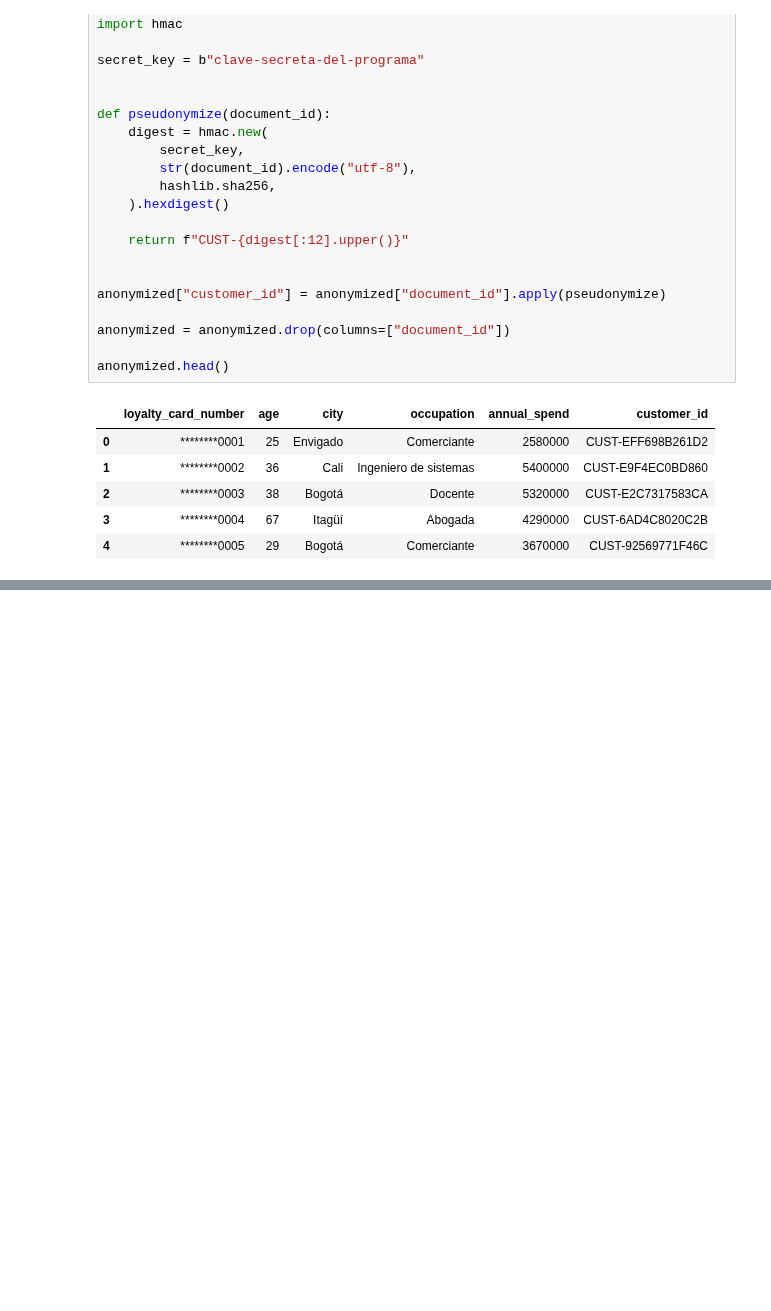
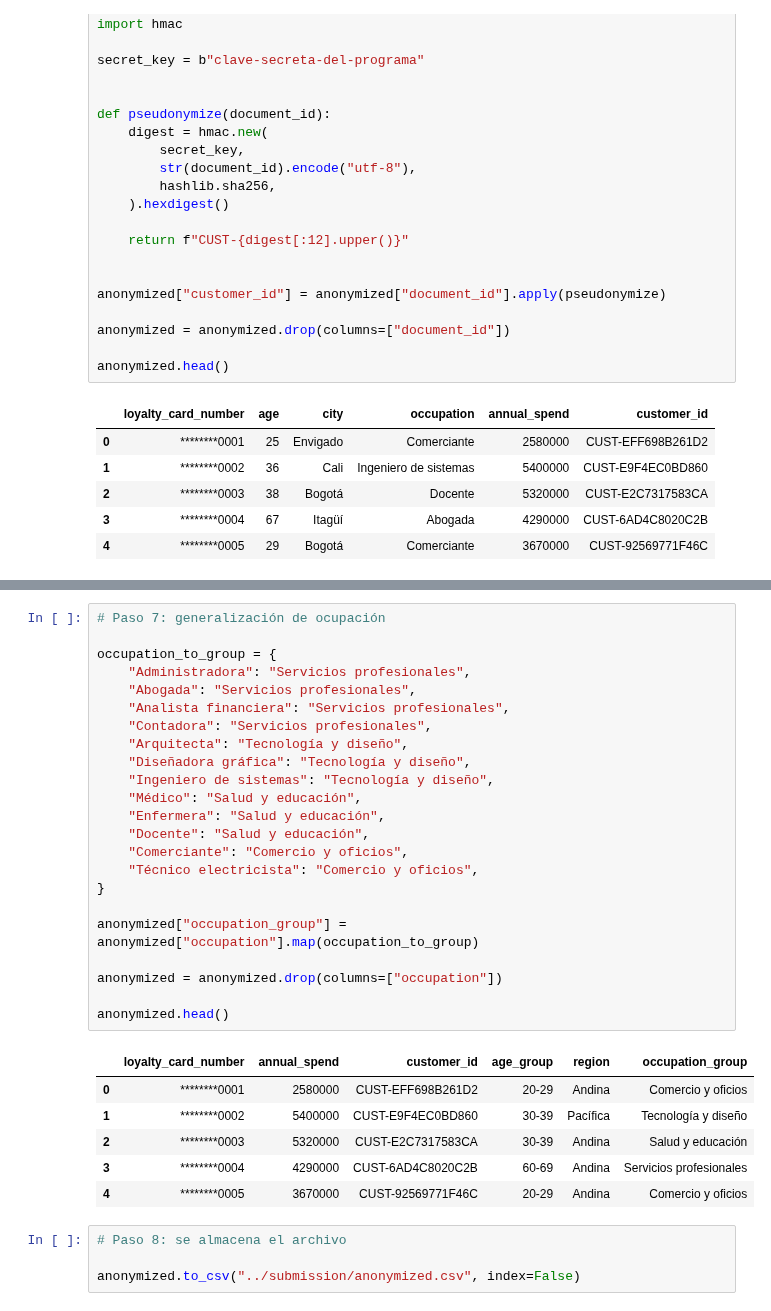
Before and after one commit to 2026-2-descriptiva/std-juan-diego-ordonez-londono, a Jupyter notebook: PRE_05_anonimizacion/notebooks/notebook.ipynb, the cells around one changed output, grey strips where cells are left out. Drawn from its saved outputs; the diff is of its cells as text; blank space fills up the shorter version.

```diff
--- a/PRE_05_anonimizacion/notebooks/notebook.ipynb
+++ b/PRE_05_anonimizacion/notebooks/notebook.ipynb
@@ -174,0 +318,34 @@ Perfiles reidentificados de forma única: 9 de 20
+# %%
+# Paso 7: generalización de ocupación
+
+occupation_to_group = {
+    "Administradora": "Servicios profesionales",
+    "Abogada": "Servicios profesionales",
+    "Analista financiera": "Servicios profesionales",
+    "Contadora": "Servicios profesionales",
+    "Arquitecta": "Tecnología y diseño",
+    "Diseñadora gráfica": "Tecnología y diseño",
+    "Ingeniero de sistemas": "Tecnología y diseño",
+    "Médico": "Salud y educación",
+    "Enfermera": "Salud y educación",
+    "Docente": "Salud y educación",
+    "Comerciante": "Comercio y oficios",
+    "Técnico electricista": "Comercio y oficios",
+}
+
+anonymized["occupation_group"] = anonymized["occupation"].map(occupation_to_group)
+
+anonymized = anonymized.drop(columns=["occupation"])
+
+anonymized.head()
+# %% [output]
+|  | loyalty_card_number | annual_spend | customer_id | age_group | region | occupation_group |
+| 0 | ********0001 | 2580000 | CUST-EFF698B261D2 | 20-29 | Andina | Comercio y oficios |
+| 1 | ********0002 | 5400000 | CUST-E9F4EC0BD860 | 30-39 | Pacífica | Tecnología y diseño |
+| 2 | ********0003 | 5320000 | CUST-E2C7317583CA | 30-39 | Andina | Salud y educación |
+| 3 | ********0004 | 4290000 | CUST-6AD4C8020C2B | 60-69 | Andina | Servicios profesionales |
+| 4 | ********0005 | 3670000 | CUST-92569771F46C | 20-29 | Andina | Comercio y oficios |
+# %%
+# Paso 8: se almacena el archivo
+
+anonymized.to_csv("../submission/anonymized.csv", index=False)
```
Also changed, not shown: parts of 5 cells of this notebook, 1 other file.
